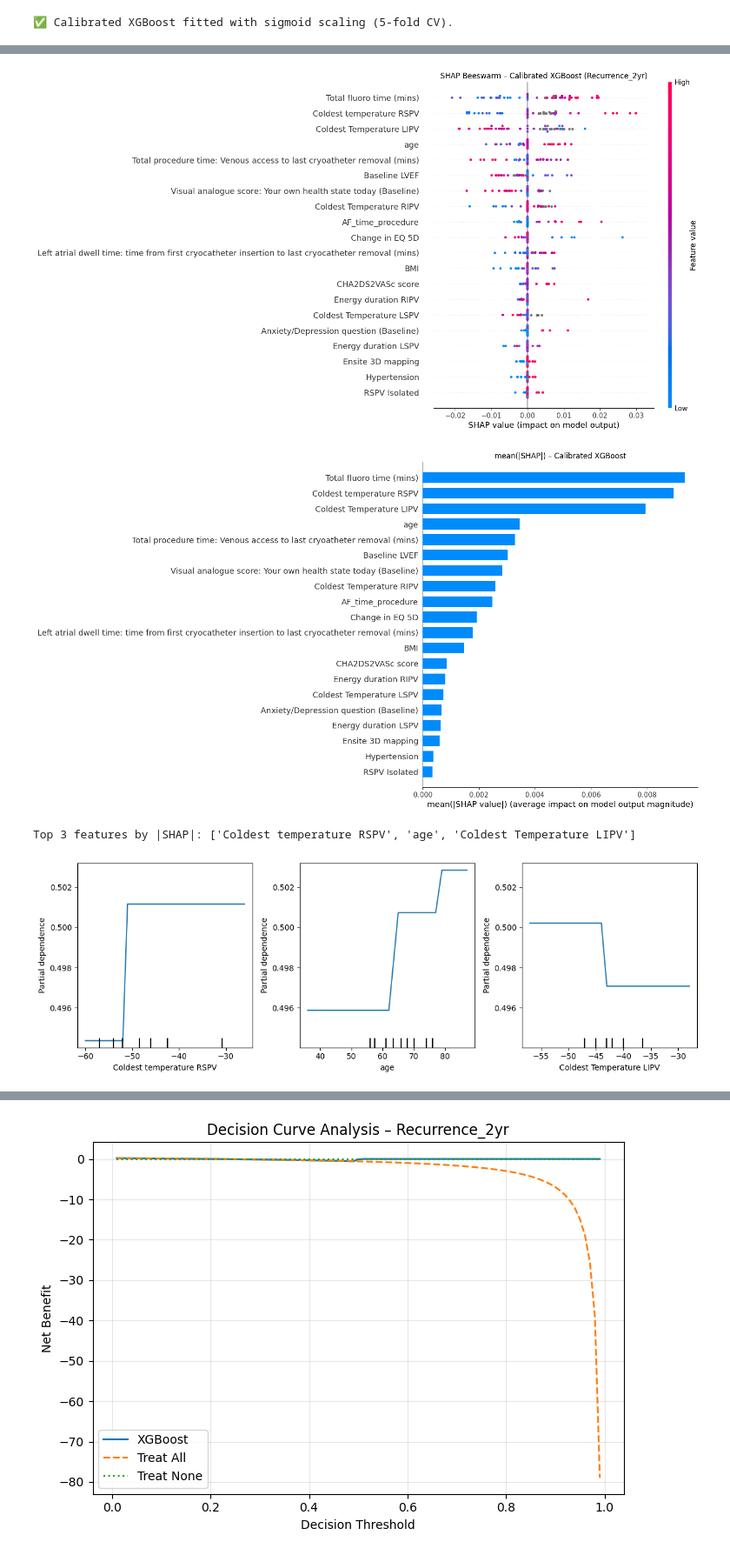
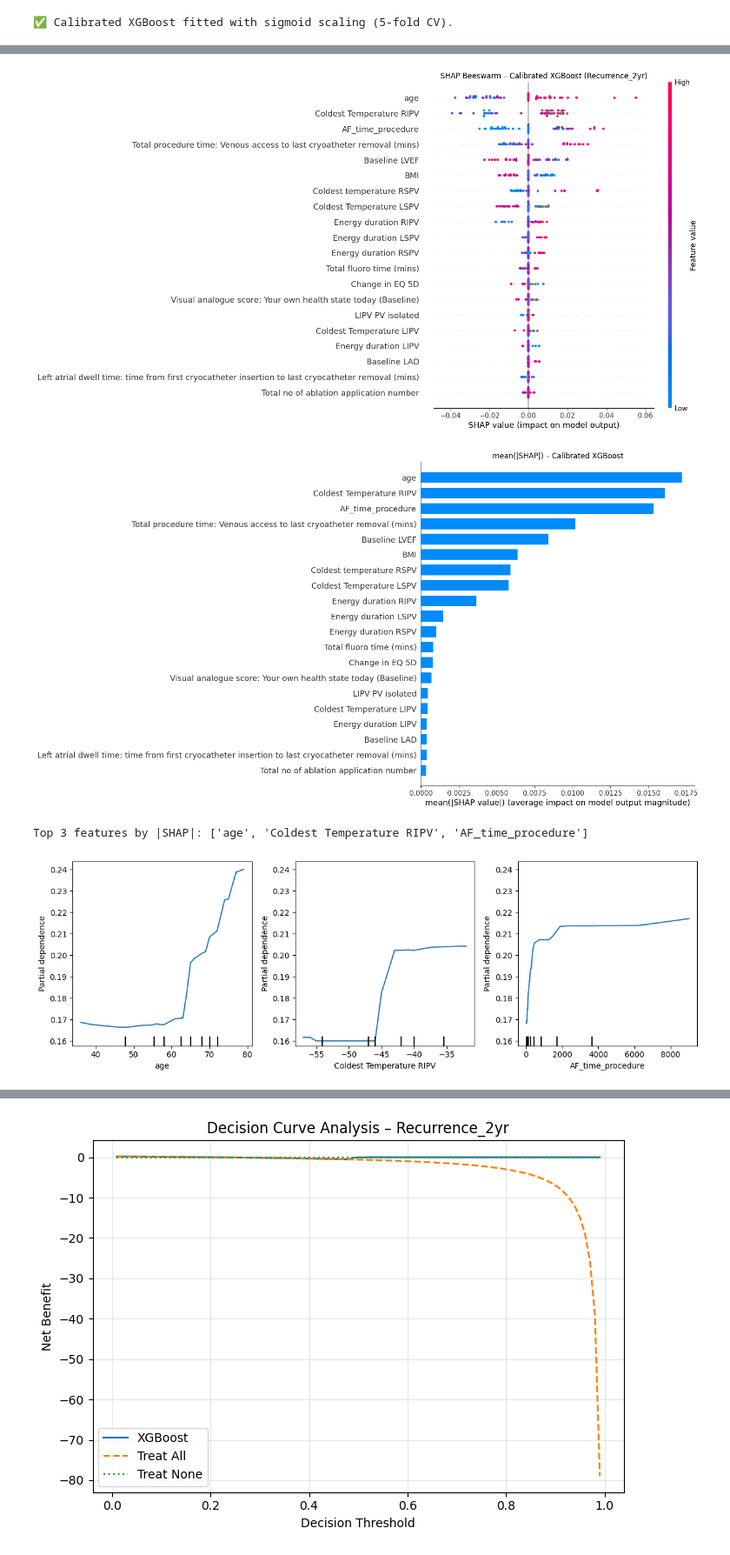
Before and after one commit to lochieh19798/Data-analysis, a Jupyter notebook: Figure2mod.ipynb, the cells around one changed output, grey strips where cells are left out. Shown at 87% size. Saved outputs shown, nothing was run; the diff lists cells and outputs as text; code cells hidden in the pictures.

```diff
--- a/Figure2mod.ipynb
+++ b/Figure2mod.ipynb
@@ -65,7 +59,7 @@ from sklearn.ensemble import (
 from xgboost import XGBClassifier
 from catboost import CatBoostClassifier
 
-RANDOM_STATE = 42
+RANDOM_STATE = 43
 plt.style.use("default")
 # %%
 # ╔═╡ Cell 2 – load data & build feature lists with missing‐% report ═════╝
@@ -824,7 +817,7 @@ rskf = RepeatedStratifiedKFold(
 ab_search = RandomizedSearchCV(
     ab_pipe,
     param_distributions=param_dist,
-    n_iter=50,                # 50 random draws
+    n_iter=30,                # 50 random draws
     scoring="roc_auc",
     cv=rskf,
     n_jobs=-1,
@@ -1382,42 +1407,45 @@ plt.title("mean(|SHAP|) – Calibrated XGBoost")
 plt.tight_layout()
 plt.show()
 # %% [output]
-[figure, old version]
+[figure, new version]
-[figure, old version]
+[figure, new version]
 # %%
-# ╔═╡ Cell 10.5 – Partial dependence for top features ═══════════════╗
+# ╔═╡ Cell 10.5 – Partial dependence for top features (Calibrated XGBoost) ═════════╗
 import numpy as np
 from sklearn.inspection import PartialDependenceDisplay
 import matplotlib.pyplot as plt
 
-# 1) Extract the raw SHAP values array from the Explanation
-#    shap_values was created in Cell 10 via `explainer(X_test)`
-vals = shap_values.values
-# If it’s a 3‐D array (n_samples x 2 classes x n_features),
-# pick the positive‐class slice:
-if vals.ndim == 3:
-    vals = vals[:, 1, :]
+# 0) Unpack your calibrated XGBoost pipeline
+calibrator = models["XGBoost_Calibrated"]
 
-# 2) Compute mean(|SHAP|) per feature and grab top-3 indices
+# 1) Grab the SHAP values array you computed in Cell 10.4
+#    shap_values_agn may be a list [class0_vals, class1_vals] or a 2D array already
+if isinstance(shap_values_agn, list):
+    # pick the positive‐class contributions
+    vals = np.array(shap_values_agn[1])
+else:
+    vals = np.array(shap_values_agn)
+
+# 2) Compute mean(|SHAP|) per feature and pick the top 3
 importances = np.abs(vals).mean(axis=0)
 top_idx    = np.argsort(importances)[::-1][:3]
 top_feats  = [X_test.columns[i] for i in top_idx]
-
 print("Top 3 features by |SHAP|:", top_feats)
 
-# 3) Plot partial dependence for those top 3
-fig, axes = plt.subplots(1, len(top_feats), figsize=(4*len(top_feats), 4))
+# 3) Plot partial dependence of those top 3 on the calibrated model
+fig, axes = plt.subplots(1, len(top_feats), figsize=(4 * len(top_feats), 4))
 PartialDependenceDisplay.from_estimator(
-    models["XGBoost"],
+    calibrator,
     X_test,
     features=top_feats,
+    kind="average",
     ax=axes
 )
 plt.tight_layout()
 plt.show()
 # %% [output]
-Top 3 features by |SHAP|: ['Coldest temperature RSPV', 'age', 'Coldest Temperature LIPV']
+Top 3 features by |SHAP|: ['age', 'Coldest Temperature RIPV', 'AF_time_procedure']
-[figure, old version]
+[figure, new version]
 # %%
 # ╔═╡ Cell 10.6 – Permutation importance ══════════════════════════╗
 from sklearn.inspection import permutation_importance
```
Also changed, not shown: parts of 27 cells of this notebook.
